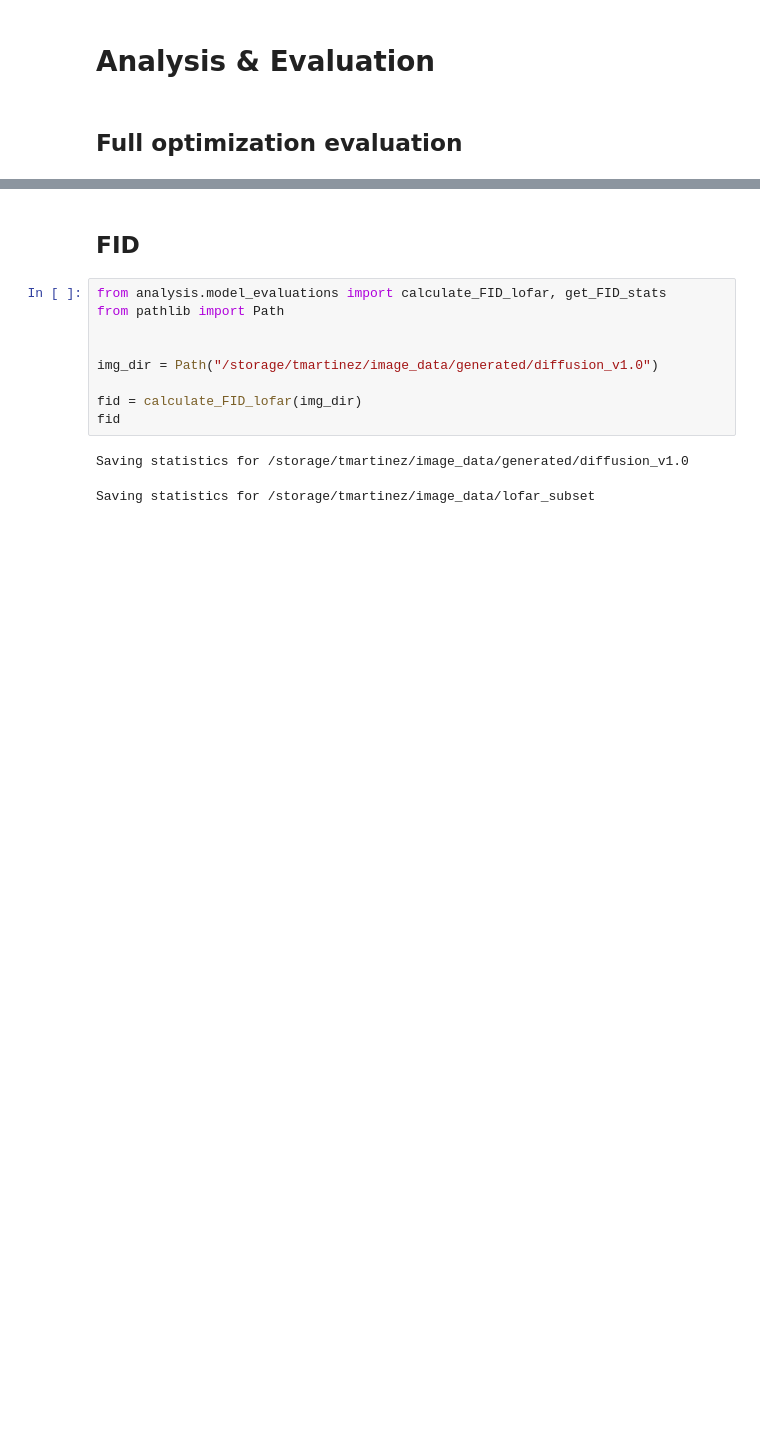
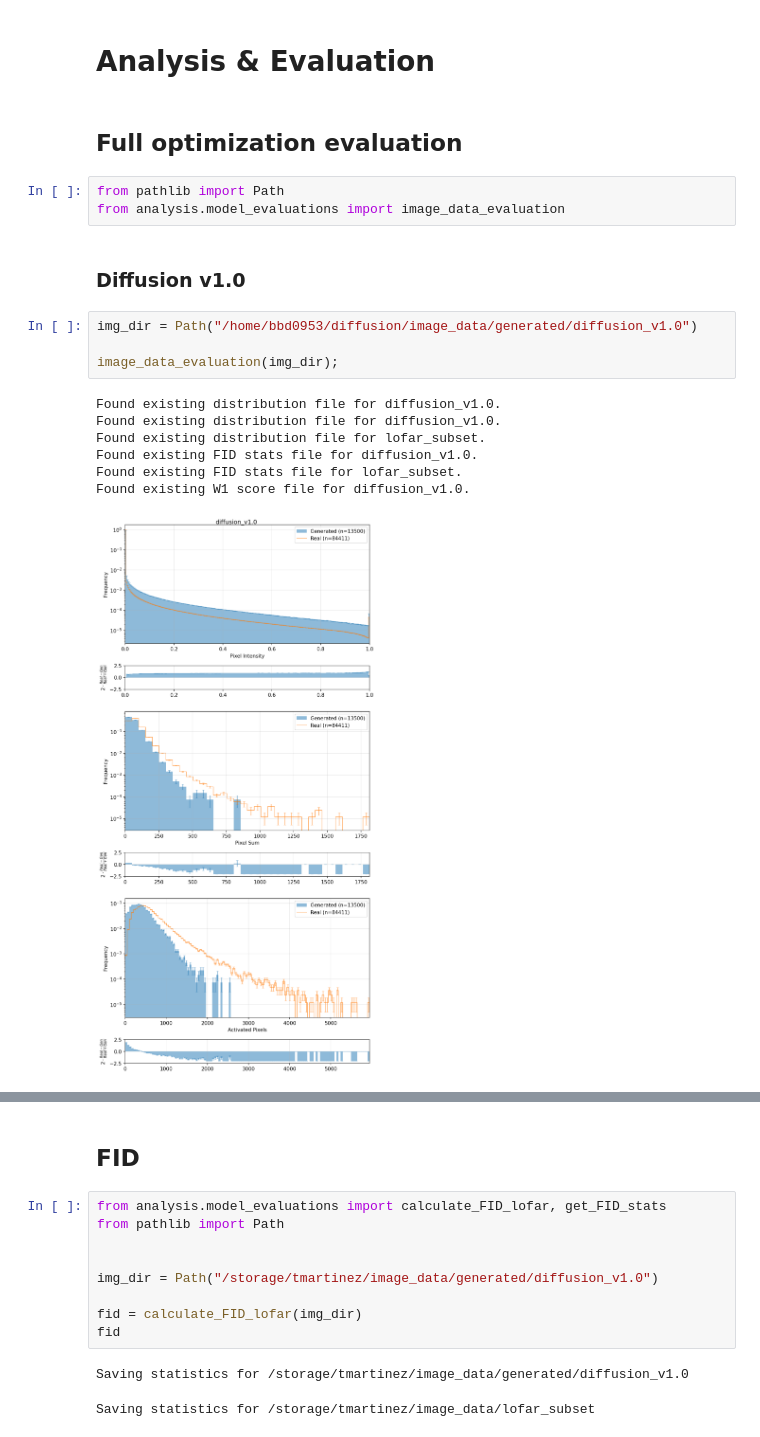
Before and after one commit to tmartinezML/LOFAR-Diffusion, a Jupyter notebook: src/notebooks/compare_datasets.ipynb, the cells around one changed output, grey strips where cells are left out. Drawn from its saved outputs; the diff is of its cells as text; blank space fills up the shorter version.

```diff
--- a/src/notebooks/compare_datasets.ipynb
+++ b/src/notebooks/compare_datasets.ipynb
@@ -144,3 +185,20 @@ Data set initialized.
 # Analysis & Evaluation
 # %% [markdown]
 ## Full optimization evaluation
+# %%
+from pathlib import Path
+from analysis.model_evaluations import image_data_evaluation
+# %% [markdown]
+### Diffusion v1.0
+# %%
+img_dir = Path("/home/bbd0953/diffusion/image_data/generated/diffusion_v1.0")
+
+image_data_evaluation(img_dir);
+# %% [output]
+Found existing distribution file for diffusion_v1.0.
+Found existing distribution file for diffusion_v1.0.
+Found existing distribution file for lofar_subset.
+Found existing FID stats file for diffusion_v1.0.
+Found existing FID stats file for lofar_subset.
+Found existing W1 score file for diffusion_v1.0.
+[figure, added]
```
Also changed, not shown: parts of 17 cells of this notebook, 23 other files.
